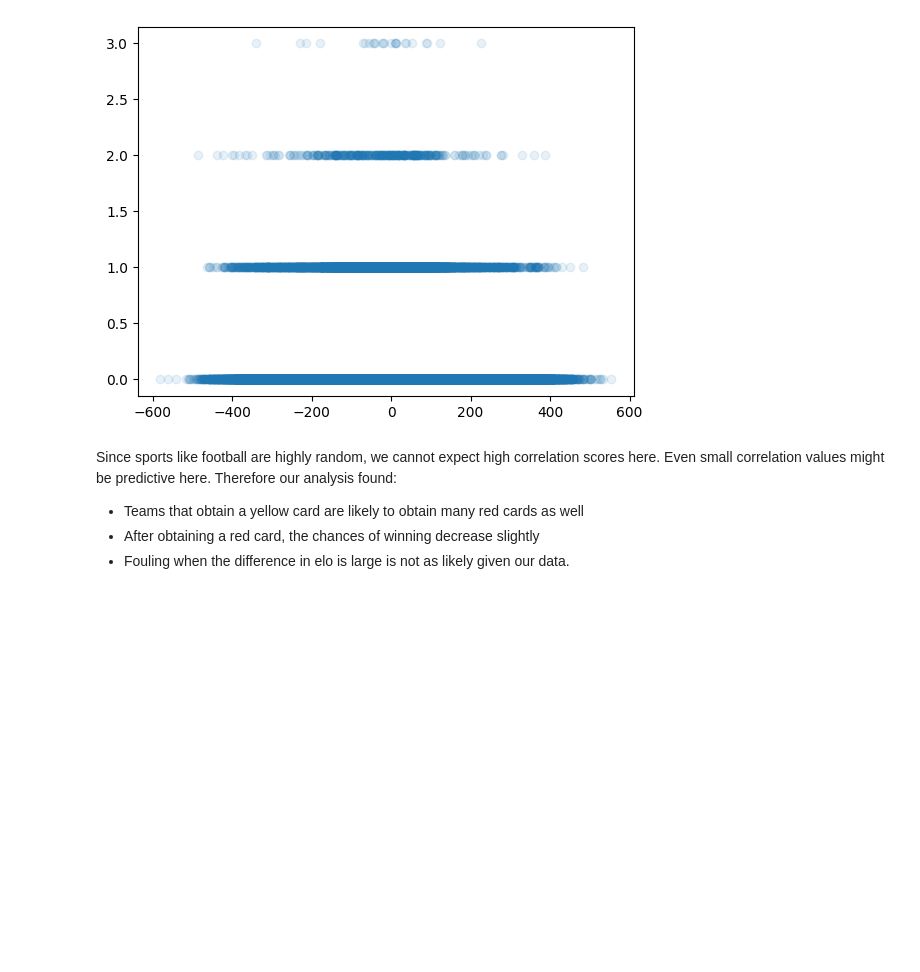
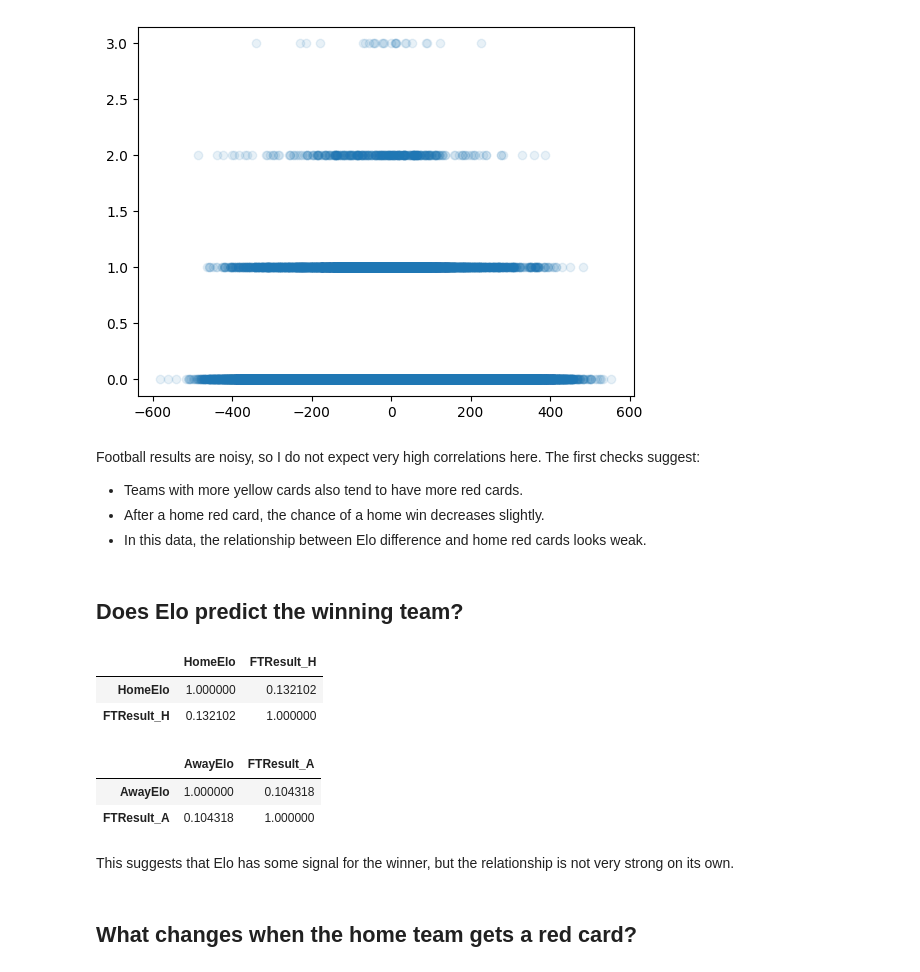
Before and after one commit to p-schulte/data_science_projects, a Jupyter notebook: football/analysis.ipynb, the cells around one changed output. Drawn from its saved outputs; the diff is of its cells as text; code cells hidden in the pictures; blank space fills up the shorter version.

Commit message:
Finished first tiny project

```diff
--- a/football/analysis.ipynb
+++ b/football/analysis.ipynb
@@ -296,7 +297,25 @@ plt.scatter(df["elo_diff"], df["HomeRed"], alpha=0.1)
 <matplotlib.collections.PathCollection at 0x...>
 [figure]
 # %% [markdown]
-Since sports like football are highly random, we cannot expect high correlation scores here. Even small correlation values might be predictive here. Therefore our analysis found:
-- Teams that obtain a yellow card are likely to obtain many red cards as well
-- After obtaining a red card, the chances of winning decrease slightly
-- Fouling when the difference in elo is large is not as likely given our data.
+Football results are noisy, so I do not expect very high correlations here. The first checks suggest:
+- Teams with more yellow cards also tend to have more red cards.
+- After a home red card, the chance of a home win decreases slightly.
+- In this data, the relationship between Elo difference and home red cards looks weak.
+# %% [markdown]
+## Does Elo predict the winning team?
+# %%
+df[['HomeElo', 'FTResult_H']].corr()
+# %% [output]
+|  | HomeElo | FTResult_H |
+| HomeElo | 1.000000 | 0.132102 |
+| FTResult_H | 0.132102 | 1.000000 |
+# %%
+df[['AwayElo', 'FTResult_A']].corr()
+# %% [output]
+|  | AwayElo | FTResult_A |
+| AwayElo | 1.000000 | 0.104318 |
+| FTResult_A | 0.104318 | 1.000000 |
+# %% [markdown]
+This suggests that Elo has some signal for the winner, but the relationship is not very strong on its own.
+# %% [markdown]
+## What changes when the home team gets a red card?
```
Also changed, not shown: parts of 19 cells of this notebook, 1 other file.
